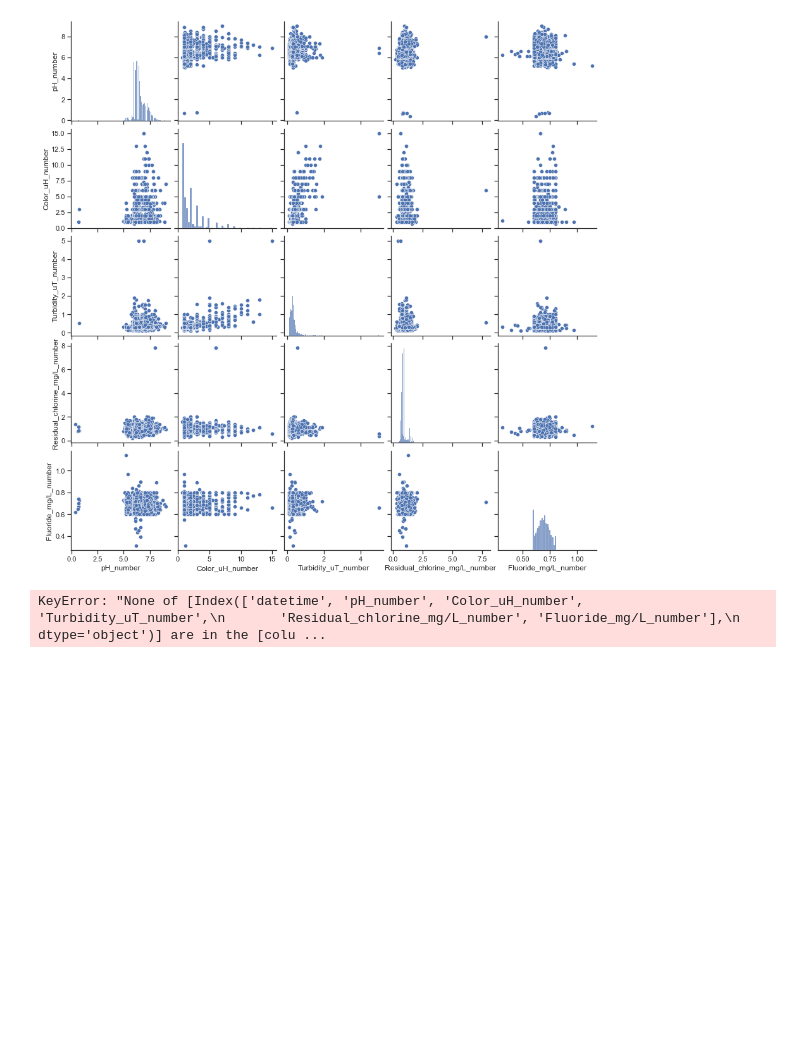
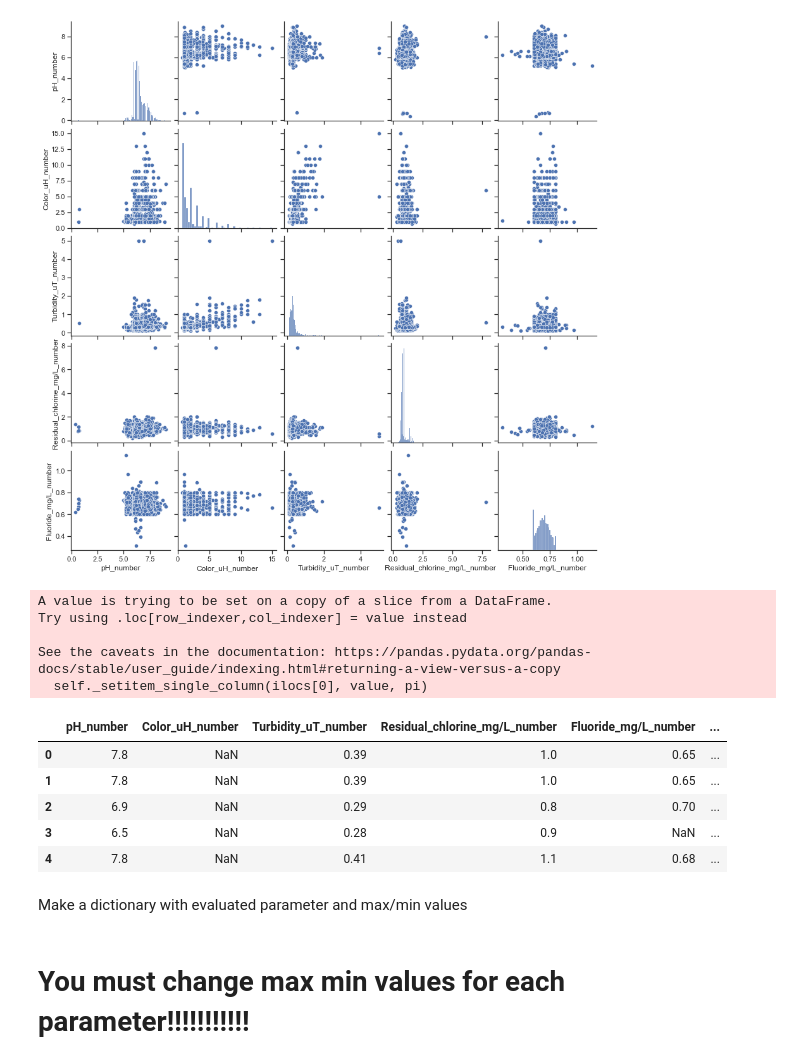
Before and after one commit to EricaKN/Water_quality_Sao_Carlos, a Jupyter notebook: Water_quality_Sao_Carlos.ipynb, the cells around one changed output. Drawn from its saved outputs; the diff is of its cells as text; code cells hidden in the pictures; blank space fills up the shorter version.

```diff
--- a/Water_quality_Sao_Carlos.ipynb
+++ b/Water_quality_Sao_Carlos.ipynb
@@ -569,7 +584,22 @@ sns.pairplot(eval_param)
 # %% [output]
 <seaborn.axisgrid.PairGrid at 0x...>
 [figure]
-# %%
-graph_df = df[['datetime', 'pH_number', 'Color_uH_number', 'Turbidity_uT_number', 'Residual_chlorine_mg/L_number', 'Fluoride_mg/L_number']]
-# %% [output]
-KeyError: "None of [Index(['datetime', 'pH_number', 'Color_uH_number', 'Turbidity_uT_number',\n       'Residual_chlorine_mg/L_number', 'Fluoride_mg/L_number'],\n      dtype='object')] are in the [colu ...
+# %%
+eval_param.loc[:,'Date_time'] = df['Date_time'].copy()
+eval_param.head()
+# %% [output]
+A value is trying to be set on a copy of a slice from a DataFrame.
+Try using .loc[row_indexer,col_indexer] = value instead
+
+See the caveats in the documentation: https://pandas.pydata.org/pandas-docs/stable/user_guide/indexing.html#returning-a-view-versus-a-copy
+  self._setitem_single_column(ilocs[0], value, pi)
+|  | pH_number | Color_uH_number | Turbidity_uT_number | Residual_chlorine_mg/L_number | Fluoride_mg/L_number | ... |
+| 0 | 7.8 | NaN | 0.39 | 1.0 | 0.65 | ... |
+| 1 | 7.8 | NaN | 0.39 | 1.0 | 0.65 | ... |
+| 2 | 6.9 | NaN | 0.29 | 0.8 | 0.70 | ... |
+| 3 | 6.5 | NaN | 0.28 | 0.9 | NaN | ... |
+| 4 | 7.8 | NaN | 0.41 | 1.1 | 0.68 | ... |
+# %% [markdown]
+Make a dictionary with evaluated parameter and max/min values
+# %% [markdown]
+# You must change max min values for each parameter!!!!!!!!!!!
```
Also changed, not shown: parts of 12 cells of this notebook.
